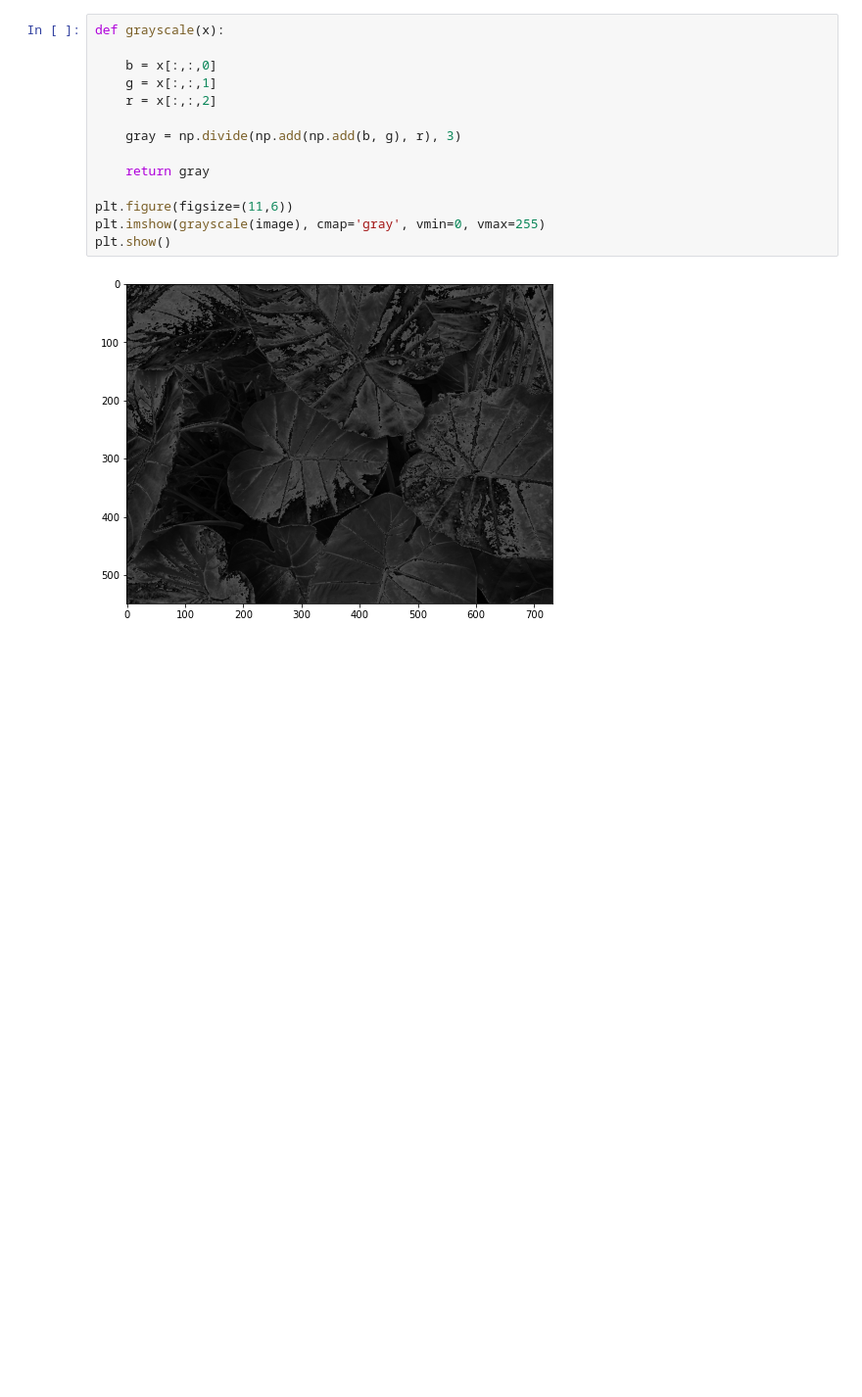
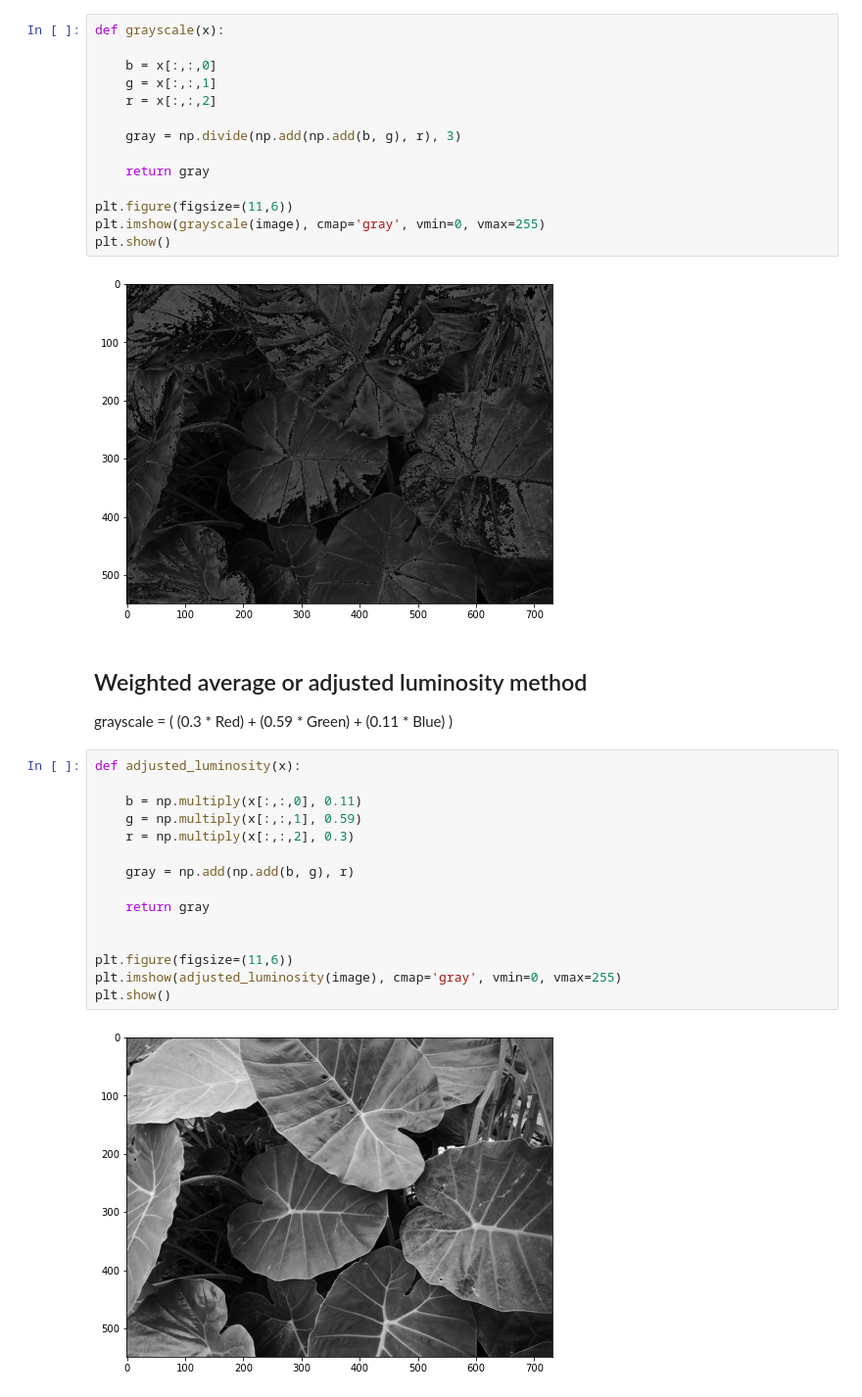
Before and after one commit to mfatihp/image-processing, a Jupyter notebook: rgb_to_gray.ipynb, the cells around one changed output. Shown at 98% size. Saved outputs shown, nothing was run; the diff lists cells and outputs as text; blank space fills up the shorter version.

Commit message:
Added adjusted luminosity function

```diff
--- a/rgb_to_gray.ipynb
+++ b/rgb_to_gray.ipynb
@@ -55,3 +59,24 @@ plt.imshow(grayscale(image), cmap='gray', vmin=0, vmax=255)
 plt.show()
 # %% [output]
 [figure]
+# %% [markdown]
+## Weighted average or adjusted luminosity method
+
+grayscale = ( (0.3 * Red) + (0.59 * Green) + (0.11 * Blue) )
+# %%
+def adjusted_luminosity(x):
+
+    b = np.multiply(x[:,:,0], 0.11)
+    g = np.multiply(x[:,:,1], 0.59)
+    r = np.multiply(x[:,:,2], 0.3)
+
+    gray = np.add(np.add(b, g), r)
+
+    return gray
+
+
+plt.figure(figsize=(11,6))
+plt.imshow(adjusted_luminosity(image), cmap='gray', vmin=0, vmax=255)
+plt.show()
+# %% [output]
+[figure, added]
```
Also changed, not shown: parts of 1 cell of this notebook.
